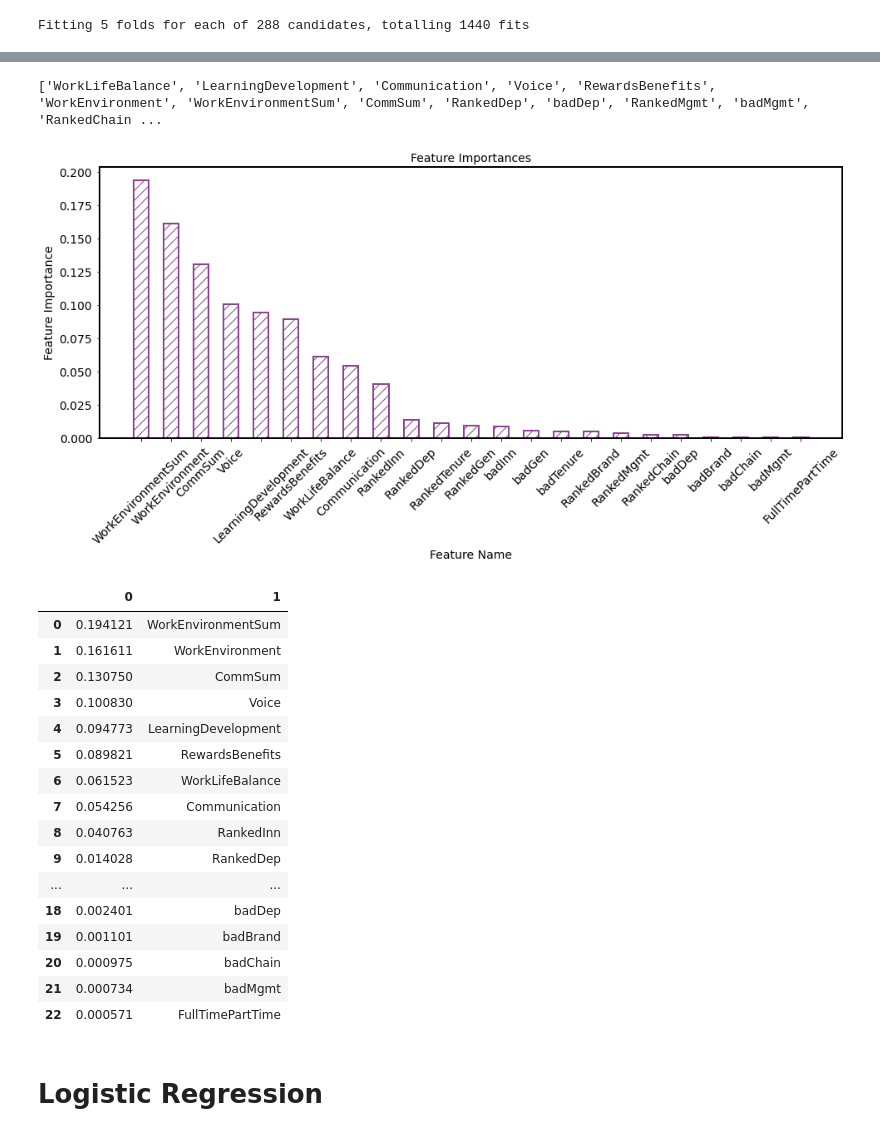
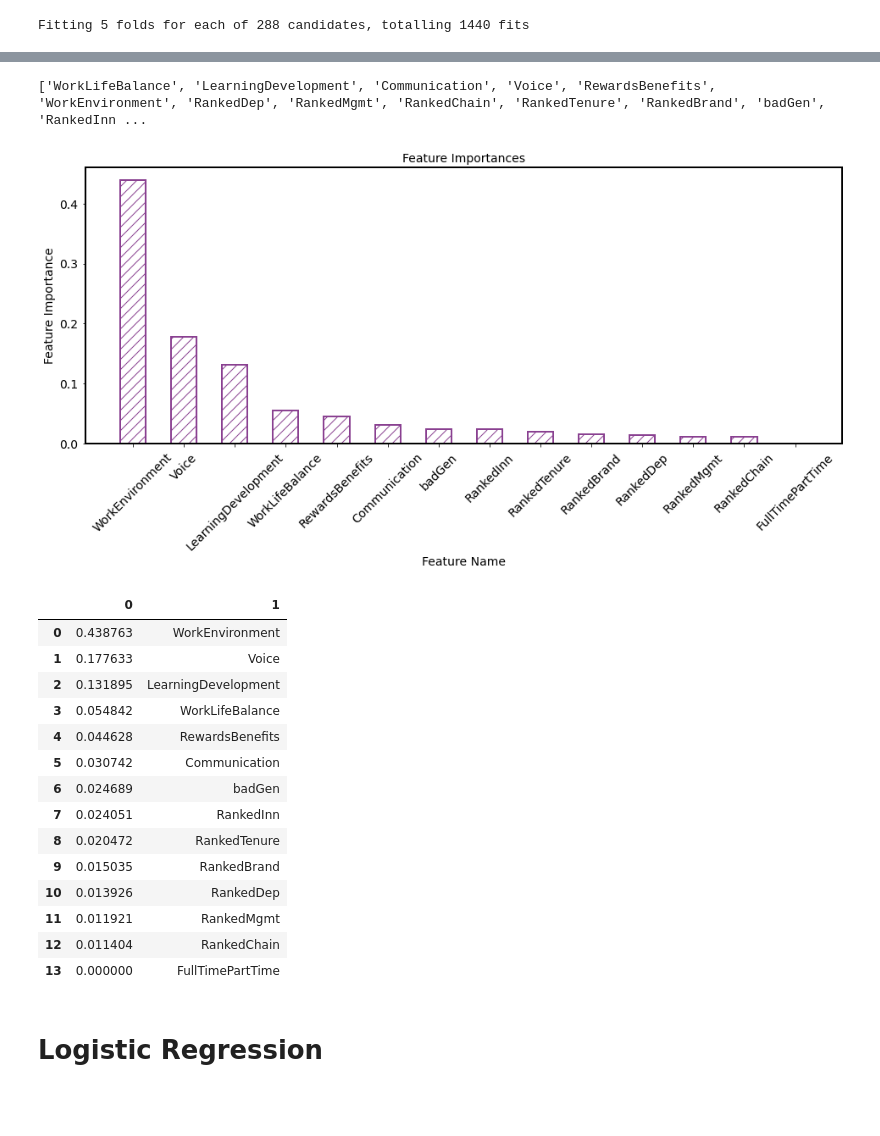
Before and after one commit to greermp/hilton_challenge, a Jupyter notebook: Working.ipynb, the cells around one changed output, grey strips where cells are left out. Saved outputs shown, nothing was run; the diff lists cells and outputs as text; code cells hidden in the pictures; blank space fills up the shorter version.

```diff
--- a/Working.ipynb
+++ b/Working.ipynb
@@ -946,6 +946,7 @@ dataGB = data[['Department',  'Tenure',  'WorkLifeBalance', 'LearningDevelopment
 # 'HighFlightDep', 'HighFlightBrand', 'HighFlightChain', 'HighFlightGen', 'HighFlightTenure', 'HighFlightManagement',
 dataGB = data [['WorkLifeBalance', 'LearningDevelopment', 'Communication', 'Voice', 'RewardsBenefits', 'WorkEnvironment', 'WorkEnvironmentSum', 'CommSum',  'RankedDep', 'badDep', 'RankedMgmt', 'badMgmt', 'RankedChain', 'badChain', 'RankedTenure', 'badTenure', 'RankedBrand', 'badBrand', 'RankedGen', 'badGen', 'RankedInn', 'badInn','FullTimePartTime',  'IntentToStay']]
 
+dataGB = data [['WorkLifeBalance', 'LearningDevelopment', 'Communication', 'Voice', 'RewardsBenefits', 'WorkEnvironment',  'RankedDep', 'RankedMgmt','RankedChain', 'RankedTenure', 'RankedBrand',  'badGen', 'RankedInn','FullTimePartTime',   'IntentToStay']]
 # took out 'HighFlightDep', 'HighFlightBrand', 'HighFlightChain', 'HighFlightGen', 'HighFlightTenure', 'HighFlightManagement',
 # took out
 dataGB
@@ -1359,9 +1362,13 @@ from xgboost import XGBClassifier
 # %%
 from pandas import DataFrame
 # %%
-xdf = DataFrame(trainData, columns=['WorkLifeBalance', 'LearningDevelopment', 'Communication', 'Voice', 'RewardsBenefits', 'WorkEnvironment', 'WorkEnvironmentSum', 'CommSum',  'RankedDep', 'badDep', 'RankedMgmt', 'badMgmt', 'RankedChain', 'badChain', 'RankedTenure', 'badTenure', 'RankedBrand', 'badBrand', 'RankedGen', 'badGen', 'RankedInn', 'badInn','FullTimePartTime'])
+xdf = DataFrame(trainData, columns=['WorkLifeBalance', 'LearningDevelopment', 'Communication', 'Voice', 'RewardsBenefits', 'WorkEnvironment', 'RankedDep', 'RankedMgmt','RankedChain', 'RankedTenure', 'RankedBrand',  'badGen', 'RankedInn','FullTimePartTime'])
 
 ydf = DataFrame(trainLabels, columns=['IntentToStay'])
+
+xTestdf = DataFrame(testData, columns=['WorkLifeBalance', 'LearningDevelopment', 'Communication', 'Voice', 'RewardsBenefits', 'WorkEnvironment', 'RankedDep', 'RankedMgmt','RankedChain', 'RankedTenure', 'RankedBrand',  'badGen', 'RankedInn','FullTimePartTime'])
+
+yTestdf = DataFrame(testLabels, columns=['IntentToStay'])
 # %%
 # ydf
 # %%
@@ -1392,6 +1399,6 @@ tuned.best_params_
 # %%
 # xg = xgb.XGBClassifier(objective="binary:logistic")
 #xg = XGBClassifier(gamma=0,max_depth=15,min_child_weight=.8,n_estimators=20,subsample=.8)
-xg = XGBClassifier(alpha=0,gamma=.1,max_depth=4,min_child_weight=1,n_estimators=20,subsample=.6)
+xg = XGBClassifier(alpha=.2,gamma=0,max_depth=4,min_child_weight=1,n_estimators=10,subsample=.8)
 xg.fit(xdf, ydf)
 # %% [output]
@@ -1445,26 +1433,24 @@ AUC Score: 91.30
 # %%
-columns=list(dataRF.columns)
-showFeatureImportance(rfClassifier, columns)
+columns=list(dataGB.columns)
+showFeatureImportance(xg, columns)
 # %% [output]
-['WorkLifeBalance', 'LearningDevelopment', 'Communication', 'Voice', 'RewardsBenefits', 'WorkEnvironment', 'WorkEnvironmentSum', 'CommSum', 'RankedDep', 'badDep', 'RankedMgmt', 'badMgmt', 'RankedChain ...
+['WorkLifeBalance', 'LearningDevelopment', 'Communication', 'Voice', 'RewardsBenefits', 'WorkEnvironment', 'RankedDep', 'RankedMgmt', 'RankedChain', 'RankedTenure', 'RankedBrand', 'badGen', 'RankedInn ...
-[figure, old version]
+[figure, new version]
 |  | 0 | 1 |
-| 0 | 0.194121 | WorkEnvironmentSum |
-| 1 | 0.161611 | WorkEnvironment |
-| 2 | 0.130750 | CommSum |
-| 3 | 0.100830 | Voice |
-| 4 | 0.094773 | LearningDevelopment |
-| 5 | 0.089821 | RewardsBenefits |
-| 6 | 0.061523 | WorkLifeBalance |
-| 7 | 0.054256 | Communication |
-| 8 | 0.040763 | RankedInn |
-| 9 | 0.014028 | RankedDep |
-| ... | ... | ... |
-| 18 | 0.002401 | badDep |
-| 19 | 0.001101 | badBrand |
-| 20 | 0.000975 | badChain |
-| 21 | 0.000734 | badMgmt |
-| 22 | 0.000571 | FullTimePartTime |
+| 0 | 0.438763 | WorkEnvironment |
+| 1 | 0.177633 | Voice |
+| 2 | 0.131895 | LearningDevelopment |
+| 3 | 0.054842 | WorkLifeBalance |
+| 4 | 0.044628 | RewardsBenefits |
+| 5 | 0.030742 | Communication |
+| 6 | 0.024689 | badGen |
+| 7 | 0.024051 | RankedInn |
+| 8 | 0.020472 | RankedTenure |
+| 9 | 0.015035 | RankedBrand |
+| 10 | 0.013926 | RankedDep |
+| 11 | 0.011921 | RankedMgmt |
+| 12 | 0.011404 | RankedChain |
+| 13 | 0.000000 | FullTimePartTime |
 # %%
 if False:
    max_depths = np.linspace(1, 32, 32, endpoint=True)
```
Also changed, not shown: parts of 13 cells of this notebook.
